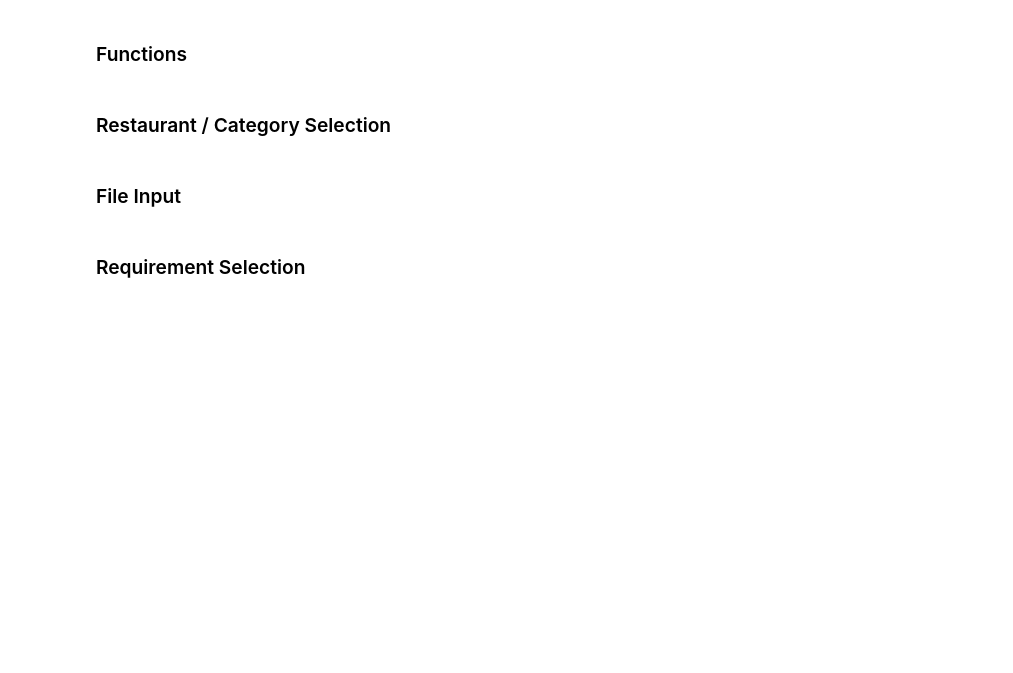
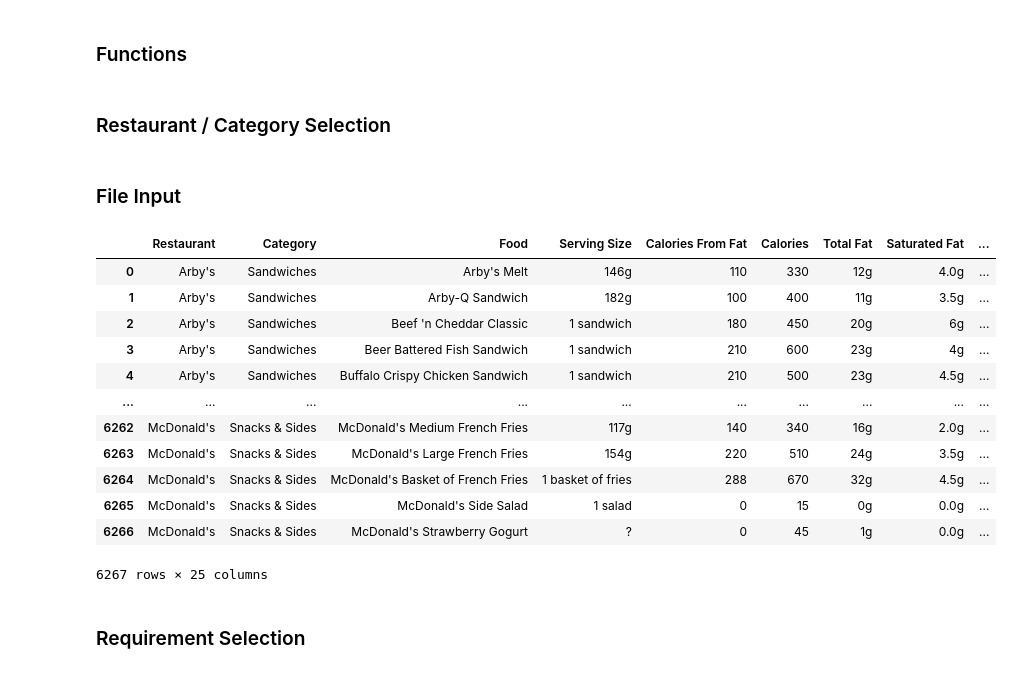
Before and after one commit to zach-hunt/NutritionResearch, a Jupyter notebook: NutritionModelling.ipynb, the cells around one changed output. Cells and saved outputs as stored; diff of their text form; code cells hidden in the pictures; blank space fills up the shorter version.

```diff
--- a/NutritionModelling.ipynb
+++ b/NutritionModelling.ipynb
@@ -53,6 +57,22 @@ def filter_subset(df: pd.DataFrame, restaurant: str, categories: list=[]) -> pd.
     return subset  # Contains all viable food entries
 # %% [markdown]
 ### File Input
+# %%
+df
+# %% [output]
+|  | Restaurant | Category | Food | Serving Size | Calories From Fat | Calories | Total Fat | Saturated Fat | ... |
+| 0 | Arby's | Sandwiches | Arby's Melt | 146g | 110 | 330 | 12g | 4.0g | ... |
+| 1 | Arby's | Sandwiches | Arby-Q Sandwich | 182g | 100 | 400 | 11g | 3.5g | ... |
+| 2 | Arby's | Sandwiches | Beef 'n Cheddar Classic | 1 sandwich | 180 | 450 | 20g | 6g | ... |
+| 3 | Arby's | Sandwiches | Beer Battered Fish Sandwich | 1 sandwich | 210 | 600 | 23g | 4g | ... |
+| 4 | Arby's | Sandwiches | Buffalo Crispy Chicken Sandwich | 1 sandwich | 210 | 500 | 23g | 4.5g | ... |
+| ... | ... | ... | ... | ... | ... | ... | ... | ... | ... |
+| 6262 | McDonald's | Snacks & Sides | McDonald's Medium French Fries | 117g | 140 | 340 | 16g | 2.0g | ... |
+| 6263 | McDonald's | Snacks & Sides | McDonald's Large French Fries | 154g | 220 | 510 | 24g | 3.5g | ... |
+| 6264 | McDonald's | Snacks & Sides | McDonald's Basket of French Fries | 1 basket of fries | 288 | 670 | 32g | 4.5g | ... |
+| 6265 | McDonald's | Snacks & Sides | McDonald's Side Salad | 1 salad | 0 | 15 | 0g | 0.0g | ... |
+| 6266 | McDonald's | Snacks & Sides | McDonald's Strawberry Gogurt | ? | 0 | 45 | 1g | 0.0g | ... |
+6267 rows × 25 columns
 # %%
 
 def load_ref_files(nutrition_name="Nutritional Facts - Categorized", guidelines_name="Dietary Guidelines"):
```
Also changed, not shown: parts of 18 cells of this notebook, 2 other files.
